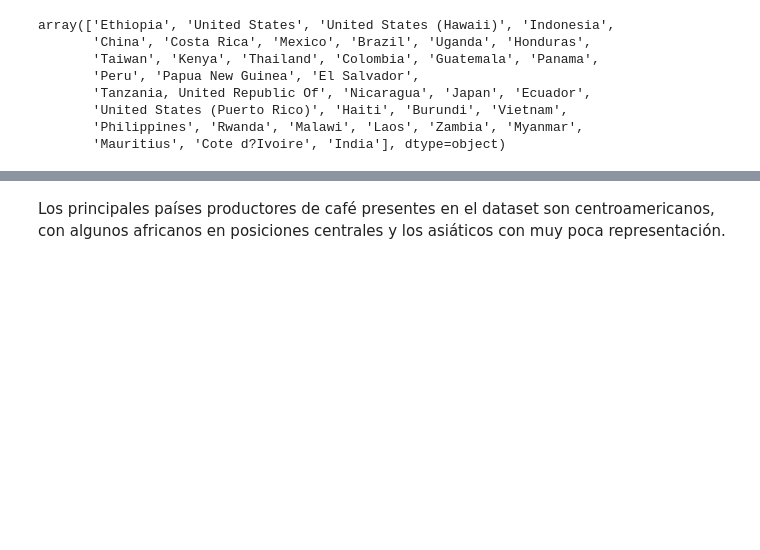
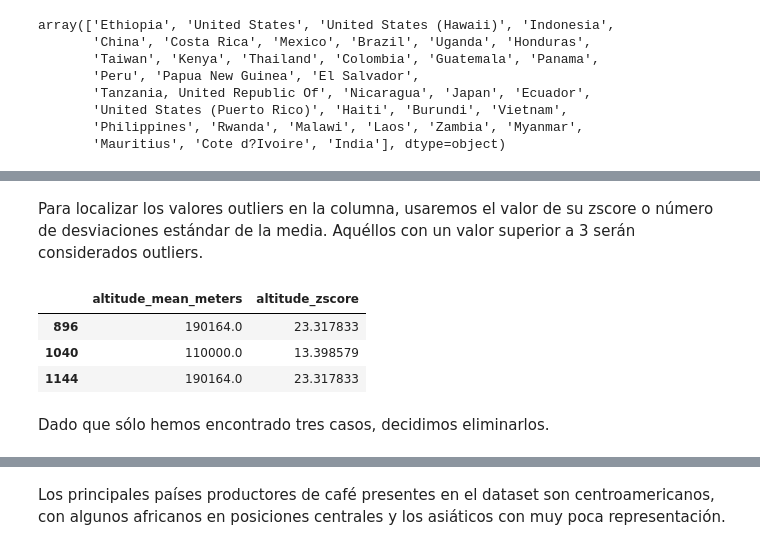
Before and after one commit to jmramaq/TrainingEDA_Coffee, a Jupyter notebook: src/EDA.ipynb, the cells around one changed output, grey strips where cells are left out. Cells and saved outputs as stored; diff of their text form; code cells hidden in the pictures; blank space fills up the shorter version.

```diff
--- a/src/EDA.ipynb
+++ b/src/EDA.ipynb
@@ -342,0 +412,12 @@ array(['Ethiopia', 'United States', 'United States (Hawaii)', 'Indonesia',
+# %% [markdown]
+Para localizar los valores outliers en la columna, usaremos el valor de su zscore o número de desviaciones estándar de la media. Aquéllos con un valor superior a 3 serán considerados outliers.
+# %%
+df["altitude_zscore"]=np.abs(stats.zscore(df["altitude_mean_meters"]))
+df.loc[df["altitude_zscore"]>2, ["altitude_mean_meters", "altitude_zscore"]]
+# %% [output]
+|  | altitude_mean_meters | altitude_zscore |
+| 896 | 190164.0 | 23.317833 |
+| 1040 | 110000.0 | 13.398579 |
+| 1144 | 190164.0 | 23.317833 |
+# %% [markdown]
+Dado que sólo hemos encontrado tres casos, decidimos eliminarlos.
```
Also changed, not shown: parts of 33 cells of this notebook.
